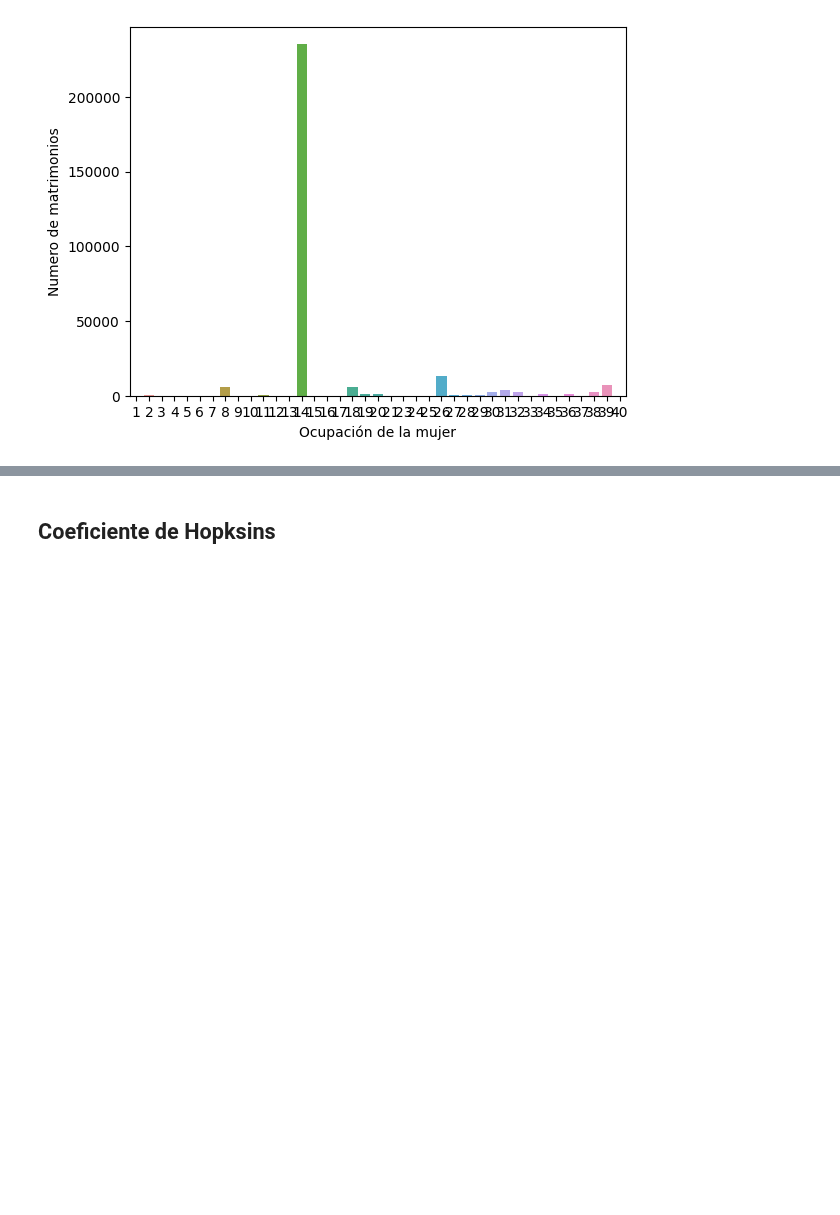
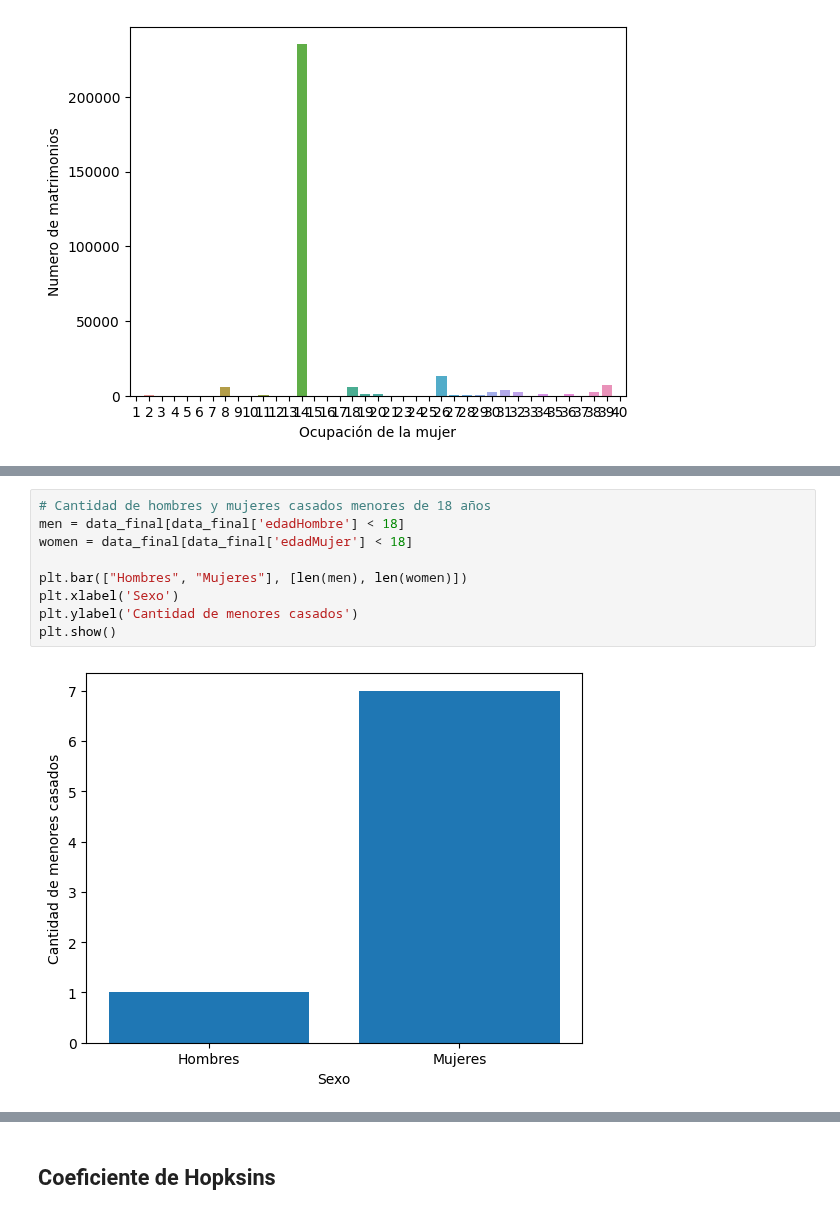
Before and after one commit to MGonza20/Proyecto1_MD, a Jupyter notebook: proyecto_final.ipynb, the cells around one changed output, grey strips where cells are left out. Saved outputs shown, nothing was run; the diff lists cells and outputs as text; blank space fills up the shorter version.

```diff
--- a/proyecto_final.ipynb
+++ b/proyecto_final.ipynb
@@ -612,0 +624,11 @@ plt.show()
+# %%
+# Cantidad de hombres y mujeres casados menores de 18 años
+men = data_final[data_final['edadHombre'] < 18]
+women = data_final[data_final['edadMujer'] < 18]
+
+plt.bar(["Hombres", "Mujeres"], [len(men), len(women)])
+plt.xlabel('Sexo')
+plt.ylabel('Cantidad de menores casados')
+plt.show()
+# %% [output]
+[figure, added]
```
Also changed, not shown: parts of 7 cells of this notebook.
